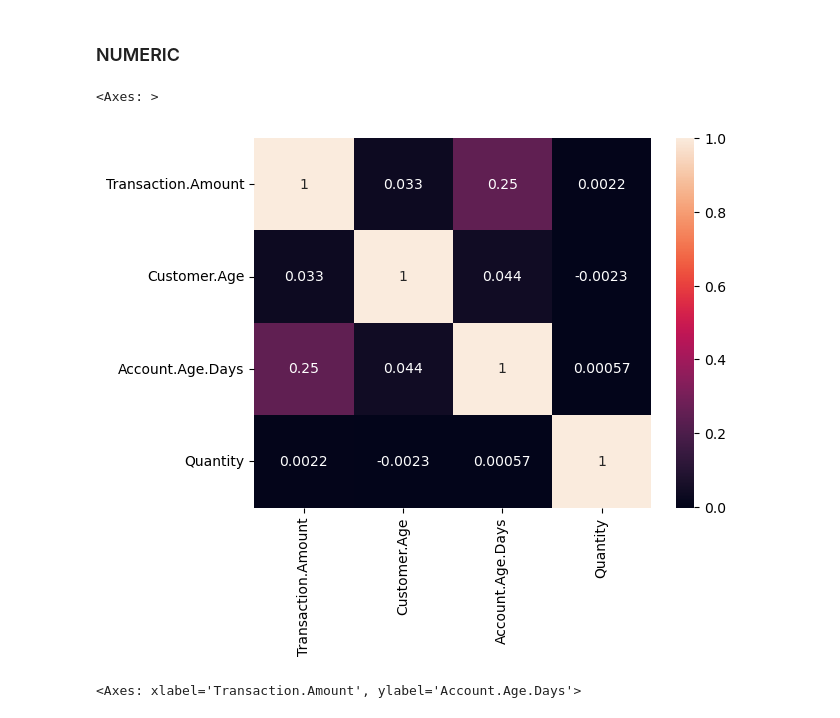
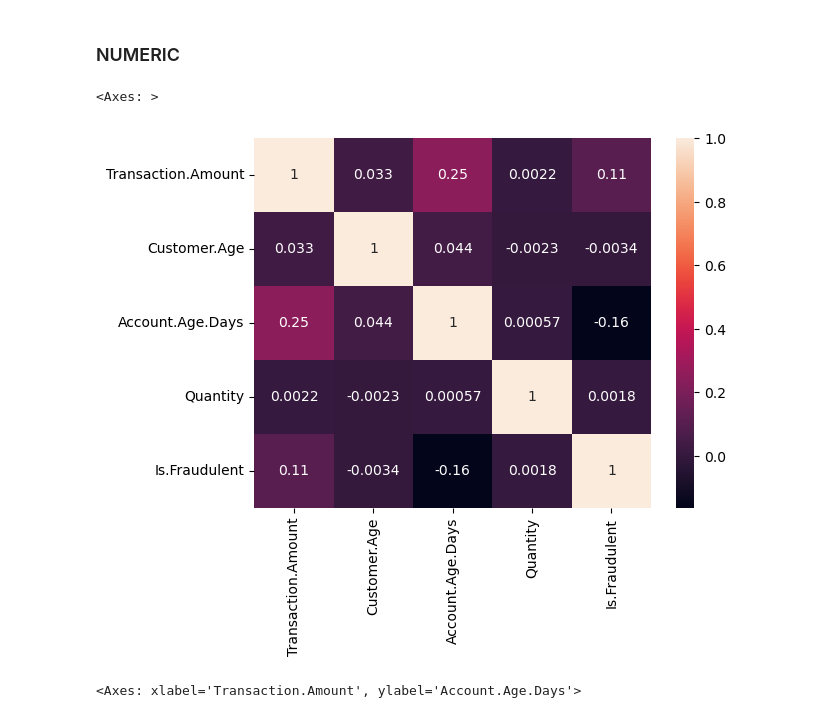
Before and after one commit to andrzejewskimaciej/ML_Intro_Projects, a Jupyter notebook: EDA.ipynb, the cells around one changed output. Saved outputs shown, nothing was run; the diff lists cells and outputs as text; code cells hidden in the pictures.

Commit message:
isfraud corr

```diff
--- a/EDA.ipynb
+++ b/EDA.ipynb
@@ -138,10 +138,10 @@ sns.histplot(data=df, x="Product.Category", hue="Is.Fraudulent", multiple="dodge
 # %% [markdown]
 ### NUMERIC
 # %%
-sns.heatmap(df[NUMERIC].corr(), annot=True)
+sns.heatmap(df[NUMERIC + ["Is.Fraudulent"]].corr(), annot=True)
 # %% [output]
 <Axes: >
-[figure, old version]
+[figure, new version]
 # %%
 sns.scatterplot(df, x="Transaction.Amount", y="Account.Age.Days", hue="Is.Fraudulent") # więcej oszustw przy młodych kontach
 # %% [output]
```
